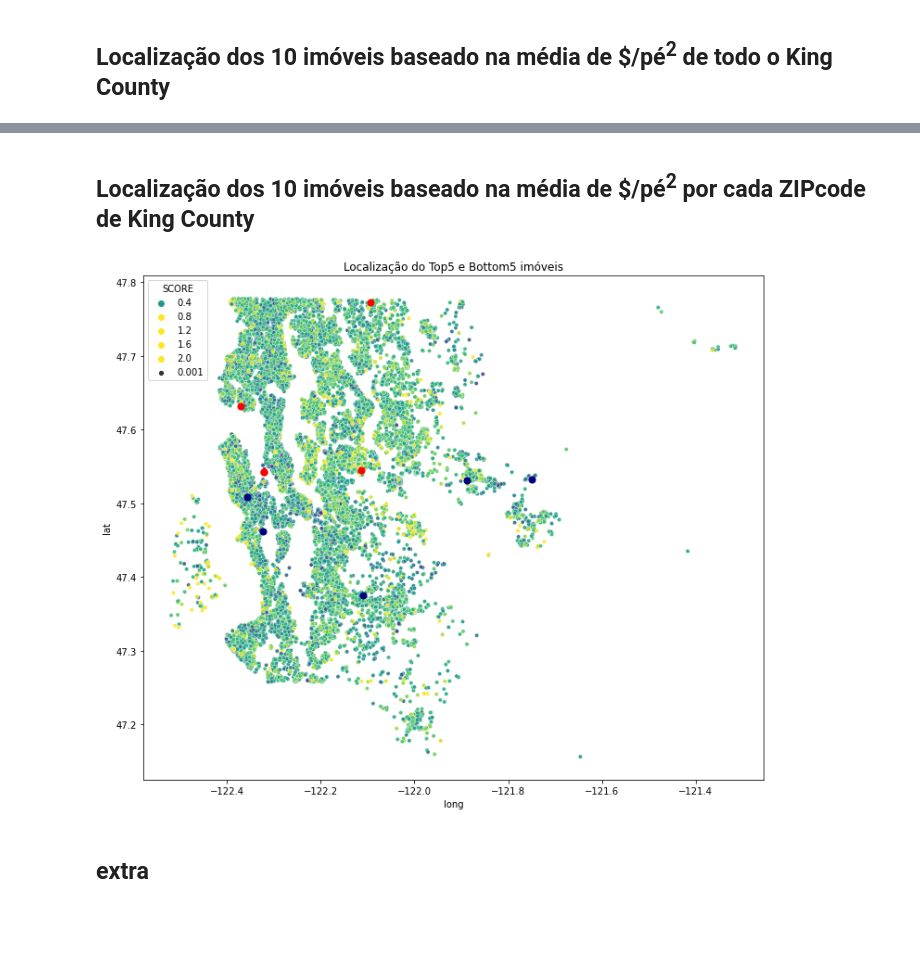
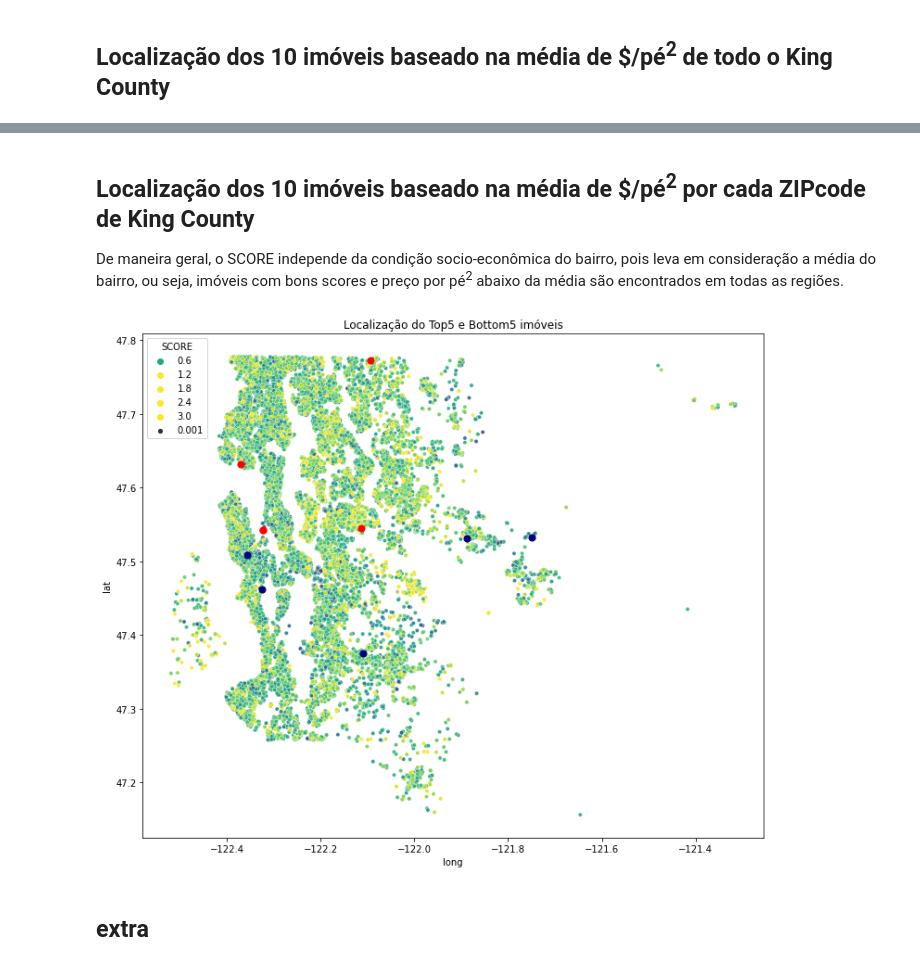
Before and after one commit to mattlamachado/King_County_DNC, a Jupyter notebook: 34012_Roof_Imoveis_1.0.ipynb, the cells around one changed output, grey strips where cells are left out. Saved outputs shown, nothing was run; the diff lists cells and outputs as text; code cells hidden in the pictures; blank space fills up the shorter version.

```diff
--- a/34012_Roof_Imoveis_1.0.ipynb
+++ b/34012_Roof_Imoveis_1.0.ipynb
@@ -186,7 +192,9 @@ As variáveis do numerador ***aumentam o grau de atratividade*** de investimento
 # %%
+# definição dos pesos de cada fator:
+
 pesos = dict({
     'waterfront':1.5,'view':1.2,
-    'condition':1.2, 'grade':1,
+    'condition':2, 'grade':2,
     'yr_built':1, 'yr_renovated':0.5,
     'sqft15_score':1
 })
@@ -297,22 +297,24 @@ plt.show()
 # %% [markdown]
 ## Localização dos 10 imóveis baseado na média de \$/pé<sup>2</sup> por cada ZIPcode de King County
+
+De maneira geral, o SCORE independe da condição socio-econômica do bairro, pois leva em consideração a média do bairro, ou seja, imóveis com bons scores e preço por pé<sup>2</sup> abaixo da média são encontrados em todas as regiões.
 # %%
 top5 = roof_c.sort_values('SCORE', axis=0, ascending=False, inplace=False).head()
 bottom5 = roof_c.sort_values('SCORE', axis=0, ascending=True, inplace=False).head()
 
 plt.figure(figsize=[12,10])
 plt.title('Localização do Top5 e Bottom5 imóveis')
 sns.scatterplot(x = roof_c['long'], y = roof_c['lat'], size=0.001,
-alpha=0.9, legend=True, hue=roof_c['SCORE'], palette='viridis', hue_norm=(0,0.75))
+alpha=0.9, legend=True, hue=roof_c['SCORE'], palette='viridis', hue_norm=(0,1.))
 
 plt.scatter(top5['long'], top5['lat'], c = 'red', s = 50)
 plt.scatter(bottom5['long'], bottom5['lat'], c = 'navy', s = 50)
 # plt.legend(roof_c['SCORE'])
 
 
 plt.show()
 # %% [output]
-[figure, old version]
+[figure, new version]
 # %% [markdown]
 ## extra
 # %%
```
Also changed, not shown: parts of 30 cells of this notebook.
